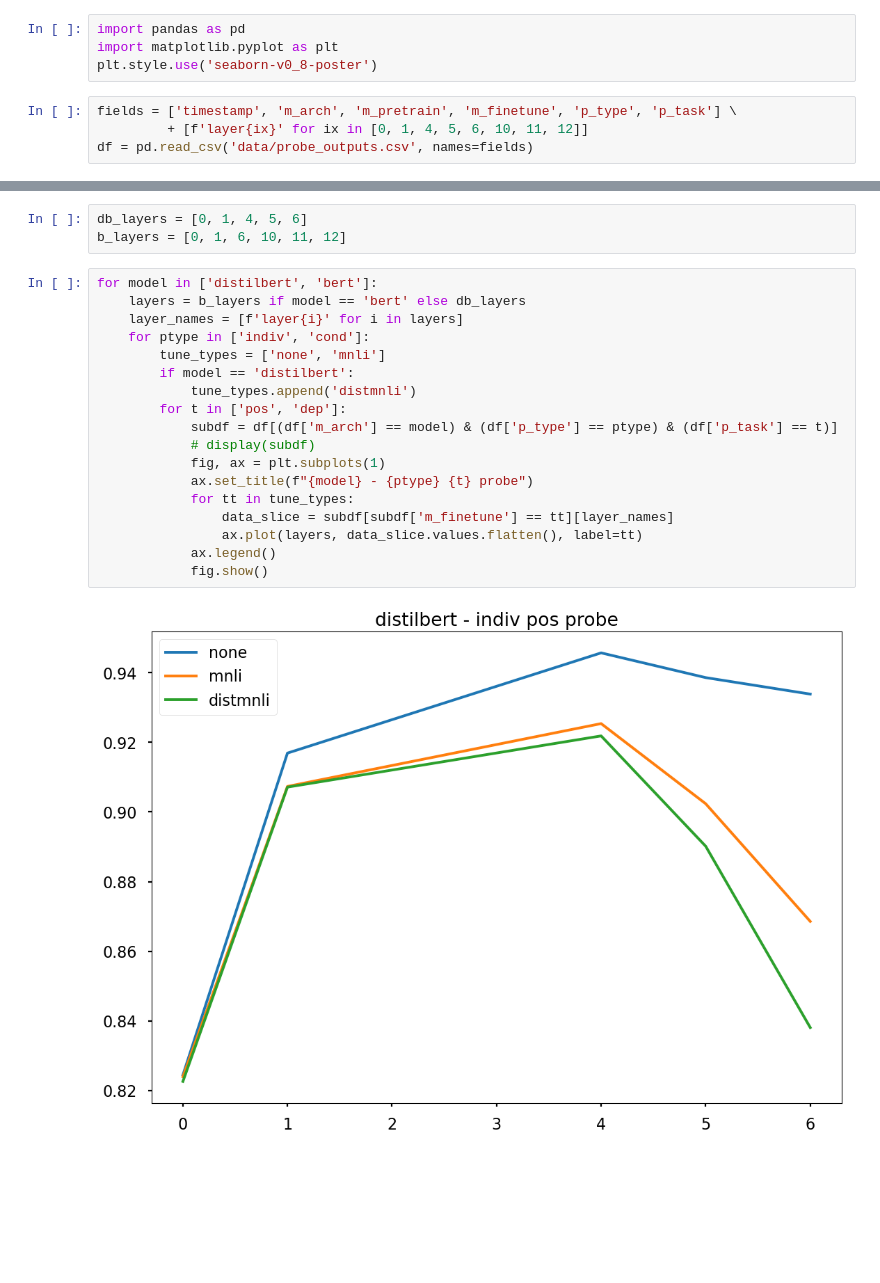
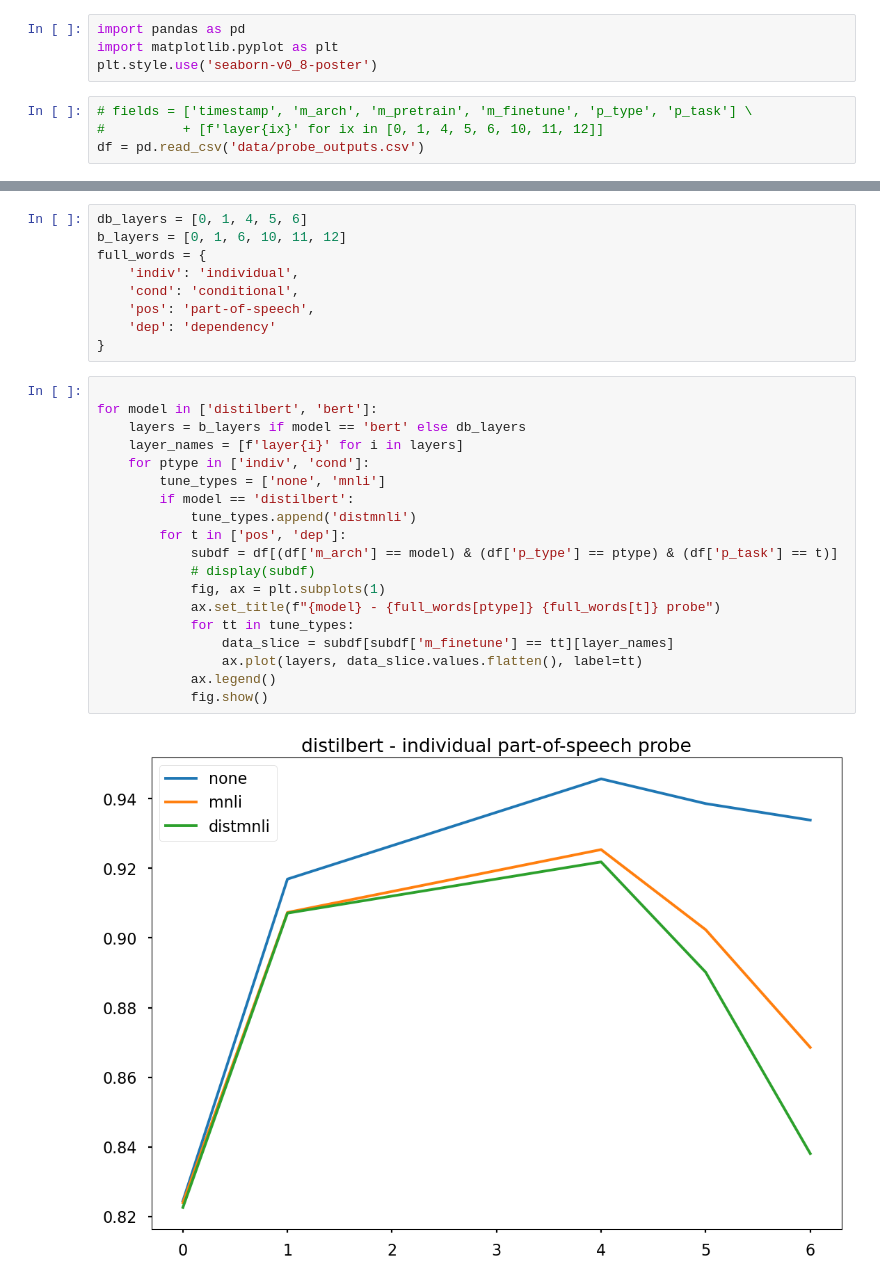
Before and after one commit to zy-f/nlp-distill-probing, a Jupyter notebook: visualization.ipynb, the cells around one changed output, grey strips where cells are left out. Drawn from its saved outputs; the diff is of its cells as text; blank space fills up the shorter version.

```diff
--- a/visualization.ipynb
+++ b/visualization.ipynb
@@ -3,7 +3,7 @@ import pandas as pd
 import matplotlib.pyplot as plt
 plt.style.use('seaborn-v0_8-poster')
 # %%
-fields = ['timestamp', 'm_arch', 'm_pretrain', 'm_finetune', 'p_type', 'p_task'] \
-         + [f'layer{ix}' for ix in [0, 1, 4, 5, 6, 10, 11, 12]]
-df = pd.read_csv('data/probe_outputs.csv', names=fields)
+# fields = ['timestamp', 'm_arch', 'm_pretrain', 'm_finetune', 'p_type', 'p_task'] \
+#          + [f'layer{ix}' for ix in [0, 1, 4, 5, 6, 10, 11, 12]]
+df = pd.read_csv('data/probe_outputs.csv')
 # %%
@@ -29,23 +18,30 @@ df
 # %%
 db_layers = [0, 1, 4, 5, 6]
 b_layers = [0, 1, 6, 10, 11, 12]
+full_words = {
+    'indiv': 'individual',
+    'cond': 'conditional',
+    'pos': 'part-of-speech',
+    'dep': 'dependency'
+}
 # %%
+
 for model in ['distilbert', 'bert']:
     layers = b_layers if model == 'bert' else db_layers
     layer_names = [f'layer{i}' for i in layers]
     for ptype in ['indiv', 'cond']:
         tune_types = ['none', 'mnli']
         if model == 'distilbert':
             tune_types.append('distmnli')
         for t in ['pos', 'dep']:
             subdf = df[(df['m_arch'] == model) & (df['p_type'] == ptype) & (df['p_task'] == t)]
             # display(subdf)
             fig, ax = plt.subplots(1)
-            ax.set_title(f"{model} - {ptype} {t} probe")
+            ax.set_title(f"{model} - {full_words[ptype]} {full_words[t]} probe")
             for tt in tune_types:
                 data_slice = subdf[subdf['m_finetune'] == tt][layer_names]
                 ax.plot(layers, data_slice.values.flatten(), label=tt)
             ax.legend()
             fig.show()
 # %% [output]
-[figure, old version]
+[figure, new version]
```
Also changed, not shown: parts of 8 cells of this notebook, 1 other file.
